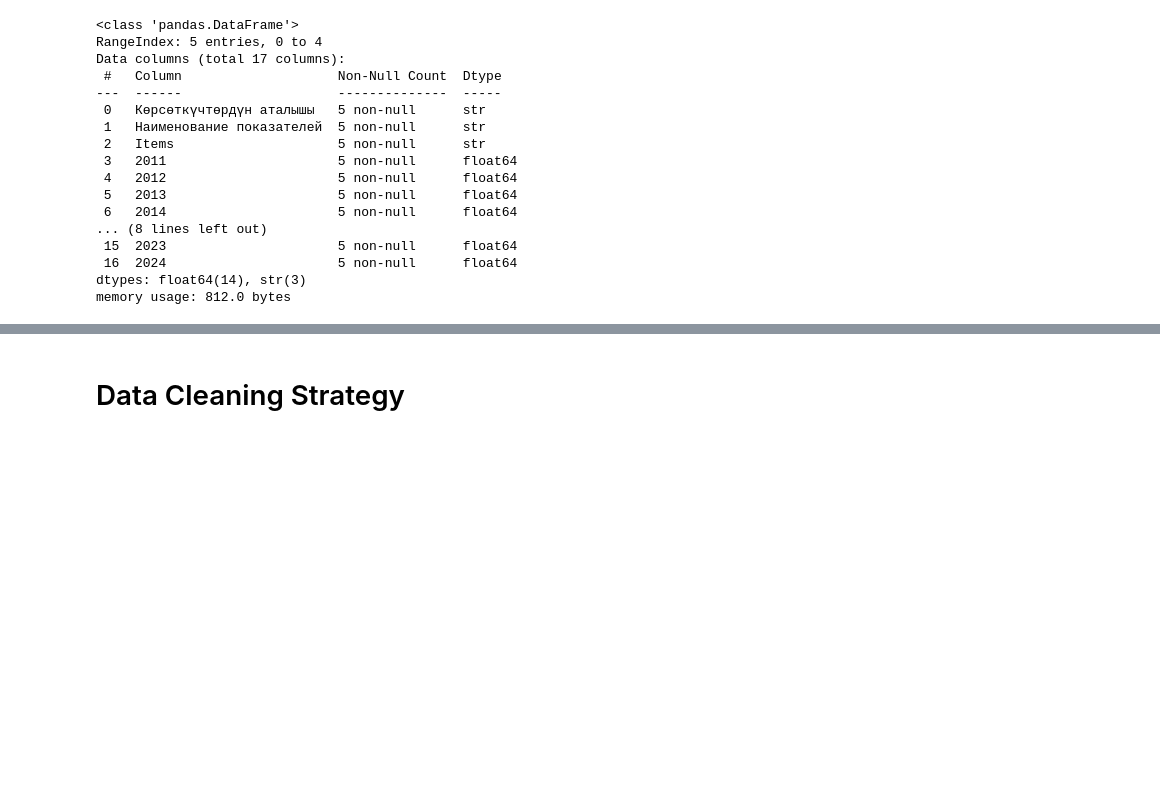
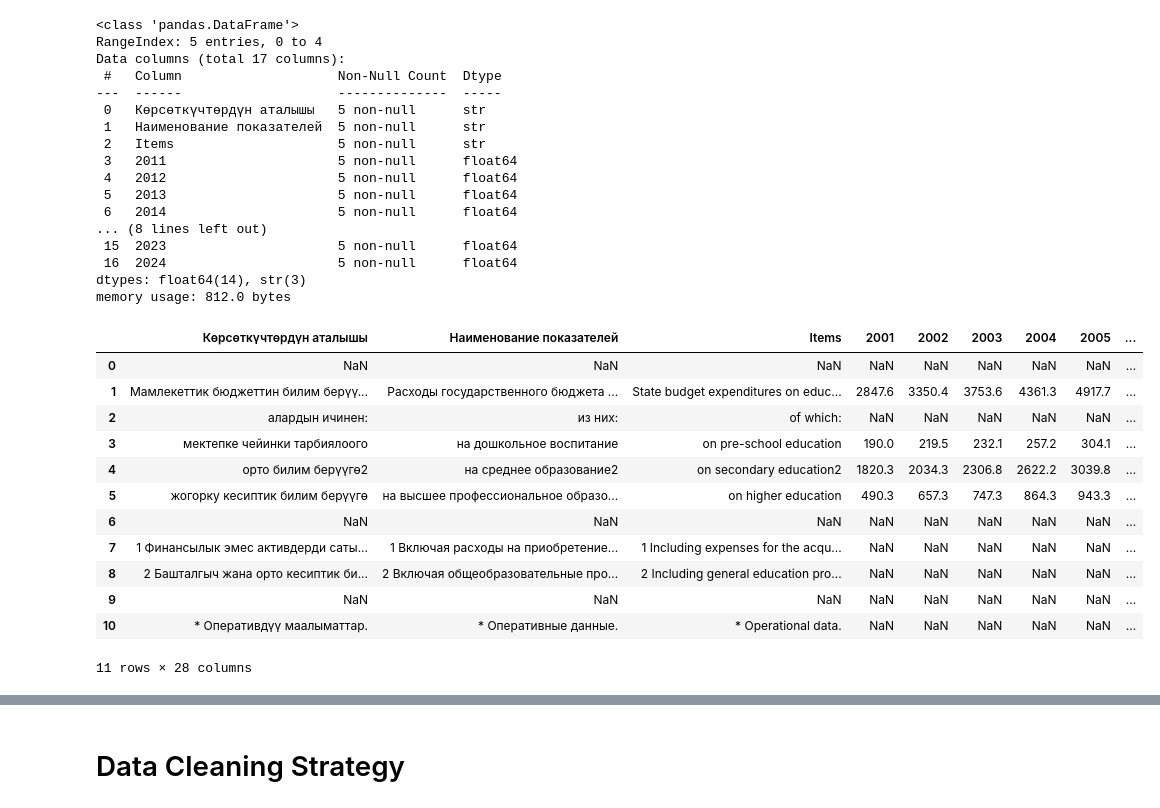
Before and after one commit to rus5sp/DAV-Project, a Jupyter notebook: cleaning.ipynb, the cells around one changed output, grey strips where cells are left out. Cells and saved outputs as stored; diff of their text form; code cells hidden in the pictures; blank space fills up the shorter version.

```diff
--- a/cleaning.ipynb
+++ b/cleaning.ipynb
@@ -45,6 +46,7 @@ production = pd.read_excel("data/raw/economy/production.xls", header=3)
 educational_facilities = pd.read_excel("data/raw/education/educational_facilities.xls", header=3)
 instructors = pd.read_excel("data/raw/education/instructors.xlsx", header=3)
 graduates = pd.read_excel("data/raw/education/graduates.xls", header=3)
+education_expenditure = pd.read_excel("data/raw/education/education_expenditure.xls", header=2)
 # %% [markdown]
 # Overview
 # %% [markdown]
@@ -352,3 +354,19 @@ Data columns (total 17 columns):
  16  2024                      5 non-null      float64
 dtypes: float64(14), str(3)
 memory usage: 812.0 bytes
+# %%
+education_expenditure
+# %% [output]
+|  | Көрсөткүчтөрдүн аталышы | Наименование показателей | Items | 2001 | 2002 | 2003 | 2004 | 2005 | ... |
+| 0 | NaN | NaN | NaN | NaN | NaN | NaN | NaN | NaN | ... |
+| 1 | Мамлекеттик бюджеттин билим берүү... | Расходы государственного бюджета ... | State budget expenditures on educ... | 2847.6 | 3350.4 | 3753.6 | 4361.3 | 4917.7 | ... |
+| 2 | алардын ичинен: | из них: | of which: | NaN | NaN | NaN | NaN | NaN | ... |
+| 3 | мектепке чейинки тарбиялоого | на дошкольное воспитание | on pre-school education | 190.0 | 219.5 | 232.1 | 257.2 | 304.1 | ... |
+| 4 | орто билим берүүгө2 | на среднее образование2 | on secondary education2 | 1820.3 | 2034.3 | 2306.8 | 2622.2 | 3039.8 | ... |
+| 5 | жогорку кесиптик билим берүүгө | на высшее профессиональное образо... | on higher education | 490.3 | 657.3 | 747.3 | 864.3 | 943.3 | ... |
+| 6 | NaN | NaN | NaN | NaN | NaN | NaN | NaN | NaN | ... |
+| 7 | 1 Финансылык эмес активдерди саты... | 1 Включая расходы на приобретение... | 1 Including expenses for the acqu... | NaN | NaN | NaN | NaN | NaN | ... |
+| 8 | 2 Башталгыч жана орто кесиптик би... | 2 Включая общеобразовательные про... | 2 Including general education pro... | NaN | NaN | NaN | NaN | NaN | ... |
+| 9 | NaN | NaN | NaN | NaN | NaN | NaN | NaN | NaN | ... |
+| 10 | * Оперативдүү маалыматтар. | * Оперативные данные. | * Operational data. | NaN | NaN | NaN | NaN | NaN | ... |
+11 rows × 28 columns
```
Also changed, not shown: parts of 12 cells of this notebook, 4 other files.
